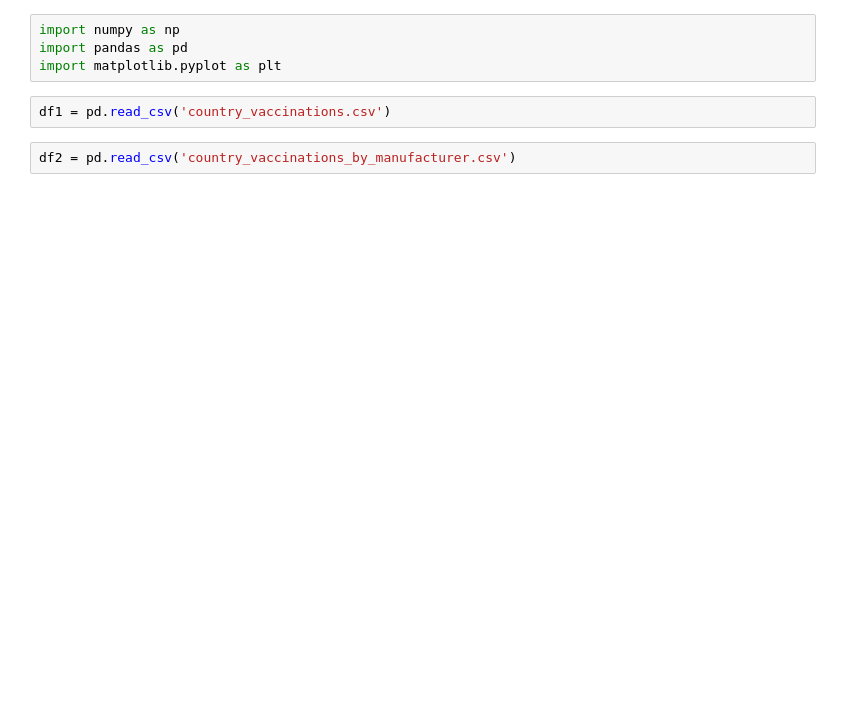
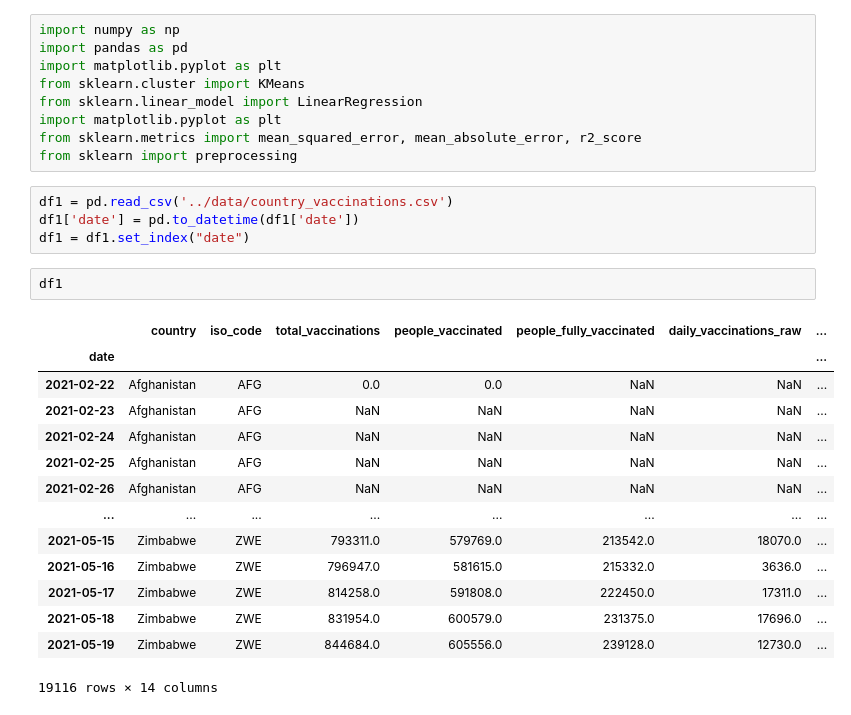
Before and after one commit to MTeodoroV/Prediction-covid-vaccination, a Jupyter notebook: algorithm/p2.ipynb, the cells around one changed output. Saved outputs shown, nothing was run; the diff lists cells and outputs as text; blank space fills up the shorter version.

```diff
--- a/algorithm/p2.ipynb
+++ b/algorithm/p2.ipynb
@@ -2,8 +2,30 @@
 import numpy as np
 import pandas as pd
 import matplotlib.pyplot as plt
+from sklearn.cluster import KMeans
+from sklearn.linear_model import LinearRegression
+import matplotlib.pyplot as plt
+from sklearn.metrics import mean_squared_error, mean_absolute_error, r2_score
+from sklearn import preprocessing
 # %%
-df1 = pd.read_csv('country_vaccinations.csv')
+df1 = pd.read_csv('../data/country_vaccinations.csv')
+df1['date'] = pd.to_datetime(df1['date'])
+df1 = df1.set_index("date")
-# %%
-df2 = pd.read_csv('country_vaccinations_by_manufacturer.csv')
+# %%
+df1
+# %% [output]
+|  | country | iso_code | total_vaccinations | people_vaccinated | people_fully_vaccinated | daily_vaccinations_raw | ... |
+| date |  |  |  |  |  |  | ... |
+| 2021-02-22 | Afghanistan | AFG | 0.0 | 0.0 | NaN | NaN | ... |
+| 2021-02-23 | Afghanistan | AFG | NaN | NaN | NaN | NaN | ... |
+| 2021-02-24 | Afghanistan | AFG | NaN | NaN | NaN | NaN | ... |
+| 2021-02-25 | Afghanistan | AFG | NaN | NaN | NaN | NaN | ... |
+| 2021-02-26 | Afghanistan | AFG | NaN | NaN | NaN | NaN | ... |
+| ... | ... | ... | ... | ... | ... | ... | ... |
+| 2021-05-15 | Zimbabwe | ZWE | 793311.0 | 579769.0 | 213542.0 | 18070.0 | ... |
+| 2021-05-16 | Zimbabwe | ZWE | 796947.0 | 581615.0 | 215332.0 | 3636.0 | ... |
+| 2021-05-17 | Zimbabwe | ZWE | 814258.0 | 591808.0 | 222450.0 | 17311.0 | ... |
+| 2021-05-18 | Zimbabwe | ZWE | 831954.0 | 600579.0 | 231375.0 | 17696.0 | ... |
+| 2021-05-19 | Zimbabwe | ZWE | 844684.0 | 605556.0 | 239128.0 | 12730.0 | ... |
+19116 rows × 14 columns
 # %%
```
Also changed, not shown: parts of 21 cells of this notebook.
